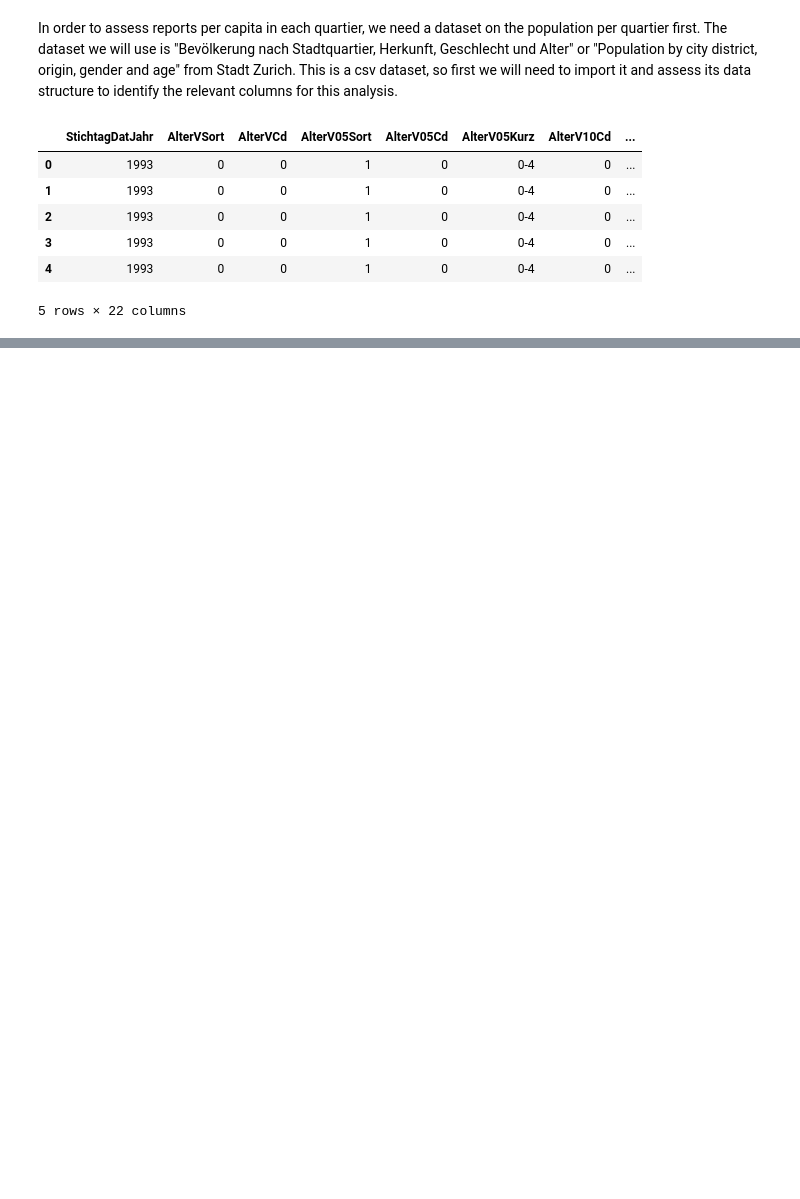
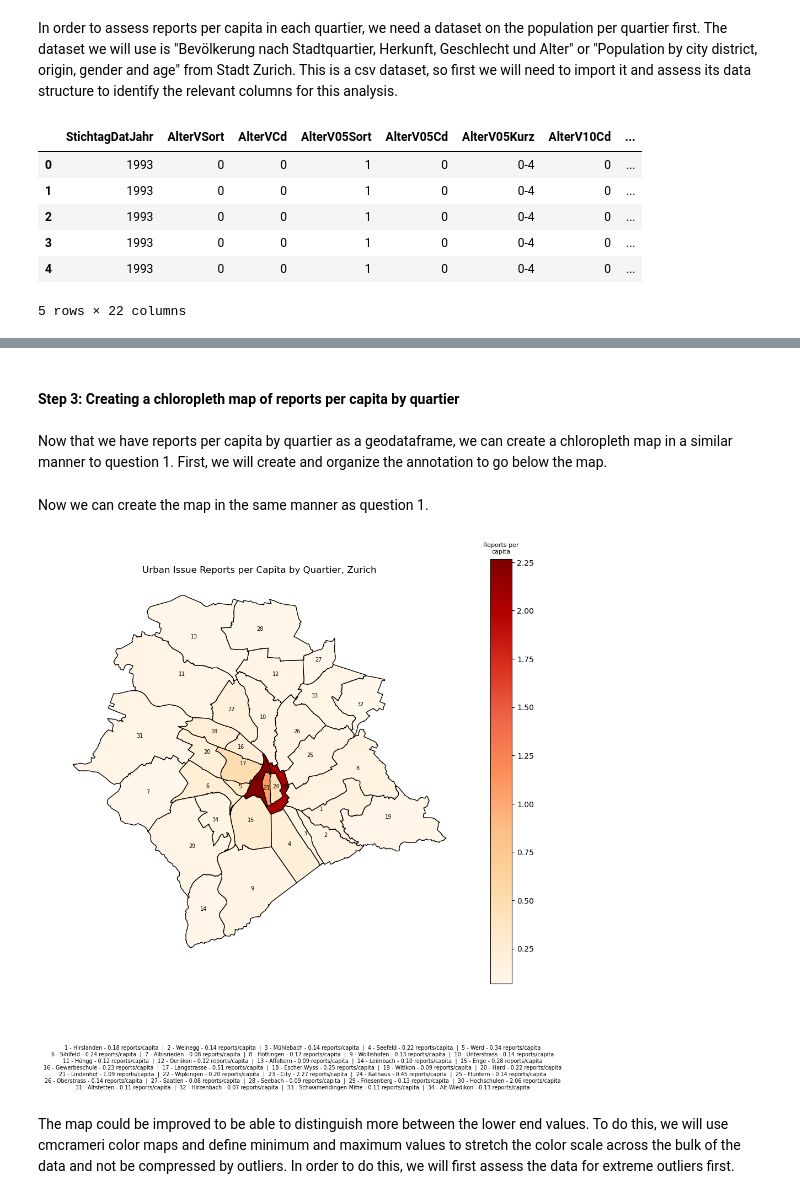
Before and after one commit to dnugent01/zurich-urban-issues, a Jupyter notebook: notebooks/analysis.ipynb, the cells around one changed output, grey strips where cells are left out. Cells and saved outputs as stored; diff of their text form; code cells hidden in the pictures; blank space fills up the shorter version.

Commit message:
created chloropleth map of issue reports per capita per quartier

```diff
--- a/notebooks/analysis.ipynb
+++ b/notebooks/analysis.ipynb
@@ -749,0 +840,6 @@ The dataset is extremely large as it not only splits population by quartier, but
+# %%
+quartier_reports_per_capita["reports_per_capita"] = (
+    quartier_reports_per_capita["report_count"]/quartier_reports_per_capita["AnzBestWir"]
+)
+
+quartier_reports_per_capita.head()
@@ -749,0 +864,67 @@ The dataset is extremely large as it not only splits population by quartier, but
+# %% [markdown]
+#### Step 3: Creating a chloropleth map of reports per capita by quartier
+# %% [markdown]
+Now that we have reports per capita by quartier as a geodataframe, we can create a chloropleth map in a similar manner to question 1. First, we will create and organize the annotation to go below the map.
+# %%
+annotation_entries_q3 = [
+    f"{row['label']} - {row['qname']} - {row['reports_per_capita']:.2f} reports/capita" #the :.2f is to cap the reports_per_capita values to 2 decimal places
+    for _, row in quartier_reports_per_capita.iterrows()
+]
+
+# Split into lines of 5
+entries_per_line_q3 = 5
+lines_q3 = []
+for i in range(0, len(annotation_entries_q3), entries_per_line_q3):
+    chunk_q3 = annotation_entries_q3[i:i + entries_per_line_q3]
+    lines_q3.append("  |  ".join(chunk_q3))
+annotation_q3 = "\n".join(lines_q3)
+# %% [markdown]
+Now we can create the map in the same manner as question 1.
+# %%
+#figure axis
+fig, ax = plt.subplots(figsize=(12, 10))
+
+quartier_reports_per_capita.plot(
+    column="reports_per_capita",
+    cmap="OrRd",
+    legend=True,
+    edgecolor="black",
+    ax=ax
+)
+
+#add a title to the scale bar
+cbar = ax.get_figure().axes[1]  #when geopandas calls .plot(), it creates the main map axes and the colorbar axes
+#the colorbar is the last axes object created. ax.get_figure() gets the figure that ax belongs to, .axes gets the list
+#of all axes in that figure, and [1] grabs the last axis created
+cbar.set_title("Reports per\ncapita", fontsize=8, pad=8)
+
+#now we add label numbers to the middle of each quartier polygon
+for idx, row in quartier_reports_per_capita.iterrows(): #tells python go through every row in the dataframe(idx is row number, rows contain values)
+        middle_point = row.geometry.representative_point() #guarantees the point is inside the polygon, specifically designed for such sitations
+        ax.text( #draw text on the map at the coordinates of each polygon centroid
+            middle_point.x,#now the representative point coordinates rather than the centroid coordinates
+            middle_point.y,
+            str(row["label"]),#make row number the label of the polygon, str() used to convert labels from numbers to strings so matplotlib can process them
+            ha="center", #horizontal alignment of the label is at the center, number on centroid point
+            fontsize=7)
+
+#add the annotation below the map
+fig.text(
+    0.5,
+    -0.0005,
+    annotation_q3,
+    ha="center",
+    va="top",
+    fontsize=7,
+    transform=fig.transFigure
+)
+
+#add the title and remove unneccesary axes to reduce clutter
+ax.set_title("Urban Issue Reports per Capita by Quartier, Zurich")
+ax.axis("off")
+
+plt.show()
+# %% [output]
+[figure, added]
+# %% [markdown]
+The map could be improved to be able to distinguish more between the lower end values. To do this, we will use cmcrameri color maps and define minimum and maximum values to stretch the color scale across the bulk of the data and not be compressed by outliers. In order to do this, we will first assess the data for extreme outliers first.
```
Also changed, not shown: parts of 27 cells of this notebook, 3 other files.
